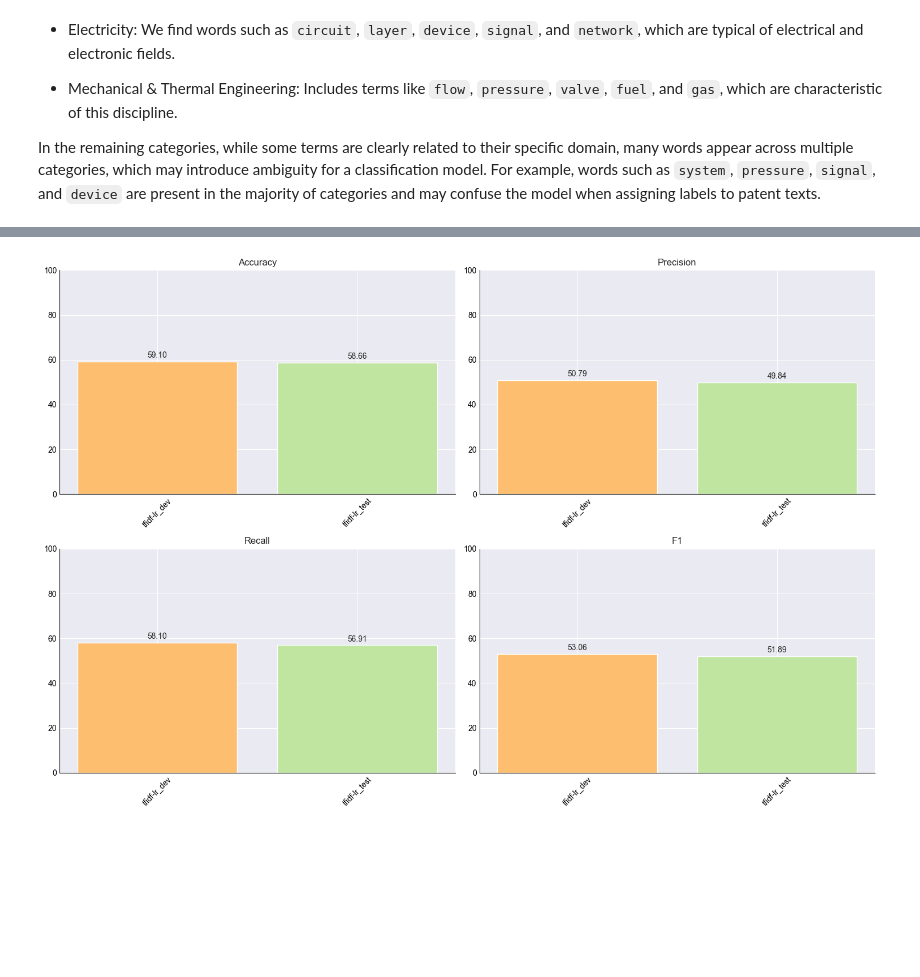
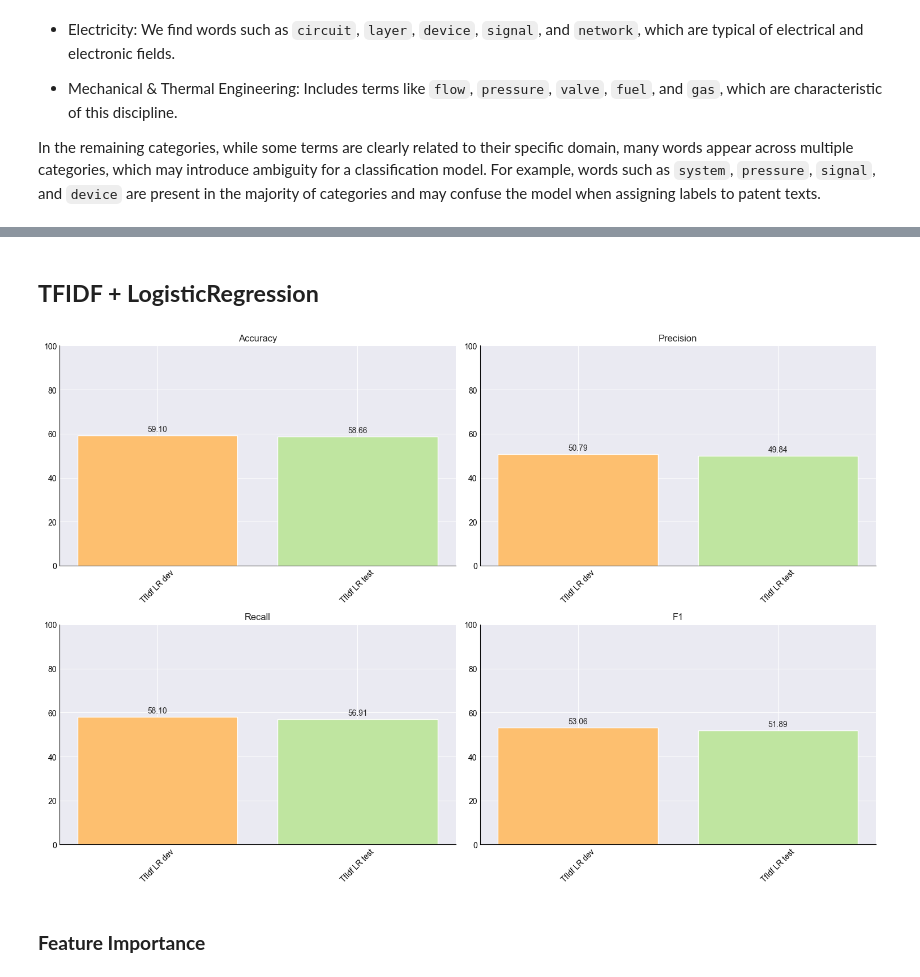
Before and after one commit to m9o8/anlp_final_project, a Jupyter notebook: code/task1.ipynb, the cells around one changed output, grey strips where cells are left out. Saved outputs shown, nothing was run; the diff lists cells and outputs as text; code cells hidden in the pictures; blank space fills up the shorter version.

```diff
--- a/code/task1.ipynb
+++ b/code/task1.ipynb
@@ -358,27 +399,28 @@ When analyzing the top 10 terms per label using TF-IDF, we use the <code>max_df<
 # %%
-# --- Plot 4: TF-IDF Keywords by class ---
-top_n = 10
-corpus = df_train["text"]
-corpus = [remove_special_characters(text) for text in corpus]
-vectorizer = TfidfVectorizer(stop_words="english", max_features=5000, ngram_range=(1, 2), min_df=5, max_df=0.6)
+# --- TF-IDF Vectorization ---
+corpus = df_train["text"].apply(remove_special_characters)
+#apply stemming to remove the suffixes
+#stemmer = PorterStemmer()
+#corpus = corpus.apply(lambda x: " ".join([stemmer.stem(word) for word in x.split()]))
+vectorizer = TfidfVectorizer(stop_words="english", max_features=5000, ngram_range=(1,2), max_df=0.6)
 X = vectorizer.fit_transform(corpus)
-features = vectorizer.get_feature_names_out()
+features = np.array(vectorizer.get_feature_names_out())
+y = df_train['label']
+label_map_int = {int(k): v for k, v in label_map.items()}
 
+# --- Top TF-IDF Terms by Class ---
 tfidf_df = pd.DataFrame(X.toarray(), columns=features)
-tfidf_df["label"] = df_train["label"]
+tfidf_df["label"] = y
+keywords_per_class = {}
 
-keywords_per_class = {}
-for label in df_train["label"].unique():
+TOP_N = 10
+
+for label in y.unique():
     mean_tfidf = tfidf_df[tfidf_df["label"] == label].drop(columns="label").mean()
-    top_keywords = mean_tfidf.sort_values(ascending=False).head(top_n)
-    label_name = label_map.get(str(label), f"Label {label}")
+    top_keywords = mean_tfidf.sort_values(ascending=False).head(TOP_N)
+    label_name = label_map_int[label]
     keywords_per_class[label_name] = top_keywords.index.tolist()
 
-
-keywords_df = pd.DataFrame.from_dict(keywords_per_class, orient="index").T
-keywords_df.columns.name = "Class"
-keywords_df.index.name = "Top Keywords"
-keywords_df.reset_index(inplace=True)
-
-keywords_df.head(10)
+keywords_df = pd.DataFrame.from_dict(keywords_per_class, orient="index").T.reset_index(drop=True)
+keywords_df
 # %% [output]
@@ -474,41 +579,44 @@ In this section we will calculate the expected performance of a random classifie
+# %% [markdown]
+## **TFIDF + LogisticRegression**
 # %%
 # Set some hyperparameter settings for Tf-Idf
 tfidf_params = {
     "stop_words": "english",
-    #"min_df": 0.2,
     "max_df": 0.7,
     "ngram_range": (1, 2),
     "max_features": 5000
 }
 
 # Create the pipeline
 pipeline = Pipeline([
     ("preprocessor", FunctionTransformer(lambda X: [remove_special_characters(text) for text in X])),
     ("tfidf", TfidfVectorizer(**tfidf_params)),
     ("logreg", LogisticRegression(
          random_state=42,
          C=1.0,
          penalty='l2',
          solver='lbfgs',
          max_iter=1000,
          class_weight='balanced',
          multi_class='multinomial'
      ))
 ])
 
 #Train the model
 pipeline.fit(df_train["text"], df_train["label"])
 
 # Evaluate on dev set
 y_dev_pred = pipeline.predict(df_val["text"])
 y_dev_true = df_val['label']
 results = Metrics()
-results.run(y_dev_true, y_dev_pred, 'tfidf-lr_dev')
+results.run(y_dev_true, y_dev_pred, 'TfIdf LR dev')
 
 # Test on test set
 y_test_pred = pipeline.predict(df_test['text'])
 y_test_true = df_test['label']
-results.run(y_test_true, y_test_pred, 'tfidf-lr_test')
+results.run(y_test_true, y_test_pred, 'TfIdf LR test')
 results.plot()
 # %% [output]
-[figure, old version]
+[figure, new version]
+# %% [markdown]
+### **Feature Importance**
```
Also changed, not shown: parts of 36 cells of this notebook.
